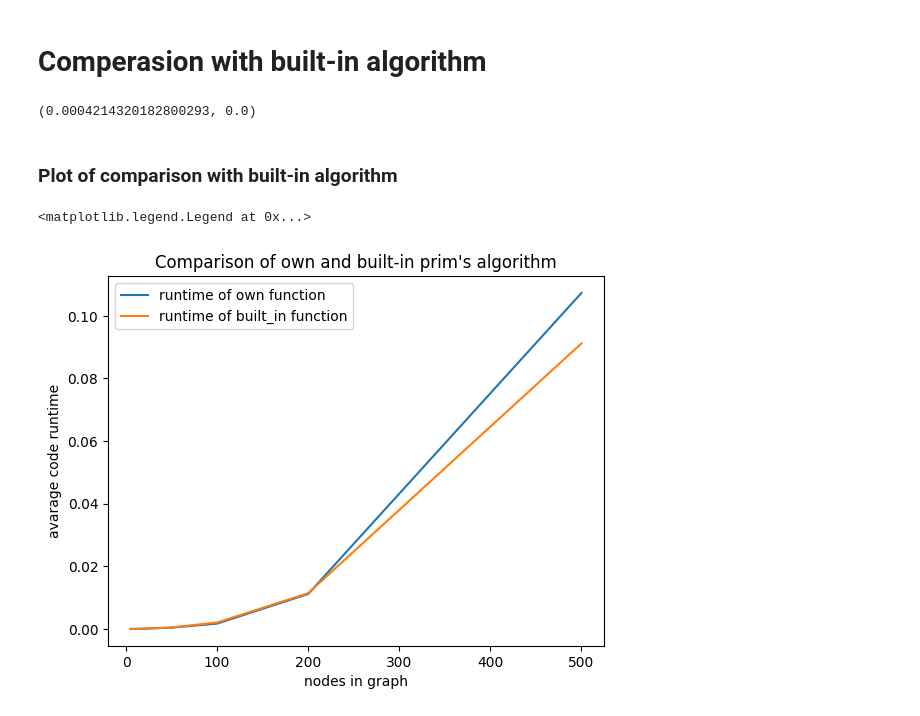
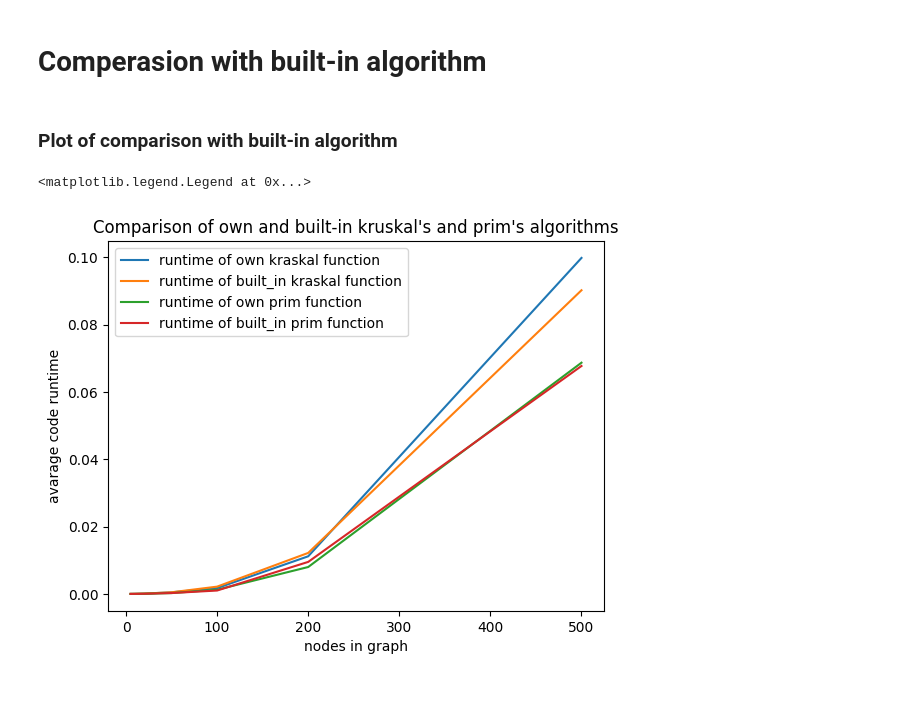
Before and after one commit to BohdanPavliuk/Lab_Discrete, a Jupyter notebook: task1/task_1.1/prime_&_kruskal.ipynb, the cells around one changed output. Saved outputs shown, nothing was run; the diff lists cells and outputs as text; code cells hidden in the pictures.

```diff
--- a/task1/task_1.1/prime_&_kruskal.ipynb
+++ b/task1/task_1.1/prime_&_kruskal.ipynb
@@ -66,4 +66,4 @@ def gnp_random_connected_graph(num_of_nodes: int,
 
     return G
 # %%
-G = gnp_random_connected_graph(10, 1, False, True)
+G = gnp_random_connected_graph(10, 1, False)
@@ -166,7 +192,7 @@ from networkx.algorithms import tree
 import time
 from tqdm import tqdm
 # %%
-def comparison_prim(nodes: int):
+def comparison_prim(nodes: int, prim_algo, start_point: int = 0):
   NUM_OF_ITERATIONS = 1000
   time_taken = 0
   time_taken_built = 0
@@ -176,19 +202,19 @@ def comparison_prim(nodes: int):
       G = gnp_random_connected_graph(nodes, 0.5, False)
 
       start = time.time()
-      prim_algorithm(G)
+      G_own = prim_algo(G)
       end = time.time()
 
       time_taken += end - start
 
       start_built = time.time()
-      tree.minimum_spanning_tree(G, algorithm="prim")
+      G_built = tree.minimum_spanning_tree(G, algorithm="prim")
       end_built = time.time()
 
       time_taken_built +=  end_built - start_built
   return(time_taken/NUM_OF_ITERATIONS, time_taken_built/NUM_OF_ITERATIONS)
 # %%
-def comparison_kruskal(nodes: int):
+def comparison_kruskal(nodes: int, kruskal_algo):
   NUM_OF_ITERATIONS = 1000
   time_taken = 0
   time_taken_built = 0
@@ -198,37 +224,43 @@ def comparison_kruskal(nodes: int):
       G = gnp_random_connected_graph(nodes, 0.5, False)
 
       start = time.time()
-      kraskal_algorithm(G)
+      G_own = kruskal_algo(G)
       end = time.time()
 
-      time_taken += end - start
+
 
       start_built = time.time()
-      tree.minimum_spanning_tree(G, algorithm="kruskal")
+      G_built = tree.minimum_spanning_tree(G, algorithm="kruskal")
       end_built = time.time()
 
+      time_taken += end - start
       time_taken_built +=  end_built - start_built
+
   return(time_taken/NUM_OF_ITERATIONS, time_taken_built/NUM_OF_ITERATIONS)
-comparison_kruskal(50)
-# %% [output]
-(0.0004214320182800293, 0.0)
 # %% [markdown]
 ### Plot of comparison with built-in algorithm
 # %%
 nodes_amount = [5, 10, 20, 50, 100, 200, 500]
-own_maked_time = []
-built_in_time = []
+own_maked_time_kras = []
+own_maked_time_prim = []
+built_in_time_kras = []
+built_in_time_prim = []
 for nodes in nodes_amount:
-  own_func, built_in_func = comparison_kruskal(nodes)
-  own_maked_time.append(own_func)
-  built_in_time.append(built_in_func)
+  own_func_kras, built_in_func_kras = comparison_kruskal(nodes, kraskal_algorithm)
+  own_func_prim, built_in_func_prim = comparison_prim(nodes, prim_algorithm)
+  own_maked_time_kras.append(own_func_kras)
+  built_in_time_kras.append(built_in_func_kras)
+  own_maked_time_prim.append(own_func_prim)
+  built_in_time_prim.append(built_in_func_prim)
 
-plt.plot(nodes_amount, own_maked_time, label ='runtime of own function')
-plt.plot(nodes_amount, built_in_time, label ='runtime of built_in function')
+plt.plot(nodes_amount, own_maked_time_kras, label ='runtime of own kraskal function')
+plt.plot(nodes_amount, built_in_time_kras, label ='runtime of built_in kraskal function')
+plt.plot(nodes_amount, own_maked_time_prim, label ='runtime of own prim function')
+plt.plot(nodes_amount, built_in_time_prim, label ='runtime of built_in prim function')
 plt.xlabel('nodes in graph')
 plt.ylabel('avarage code runtime')
-plt.title("Comparison of own and built-in prim's algorithm")
+plt.title("Comparison of own and built-in kruskal's and prim's algorithms")
 plt.legend()
 # %% [output]
 <matplotlib.legend.Legend at 0x...>
-[figure, old version]
+[figure, new version]
```
Also changed, not shown: parts of 13 cells of this notebook, 2 other files.
